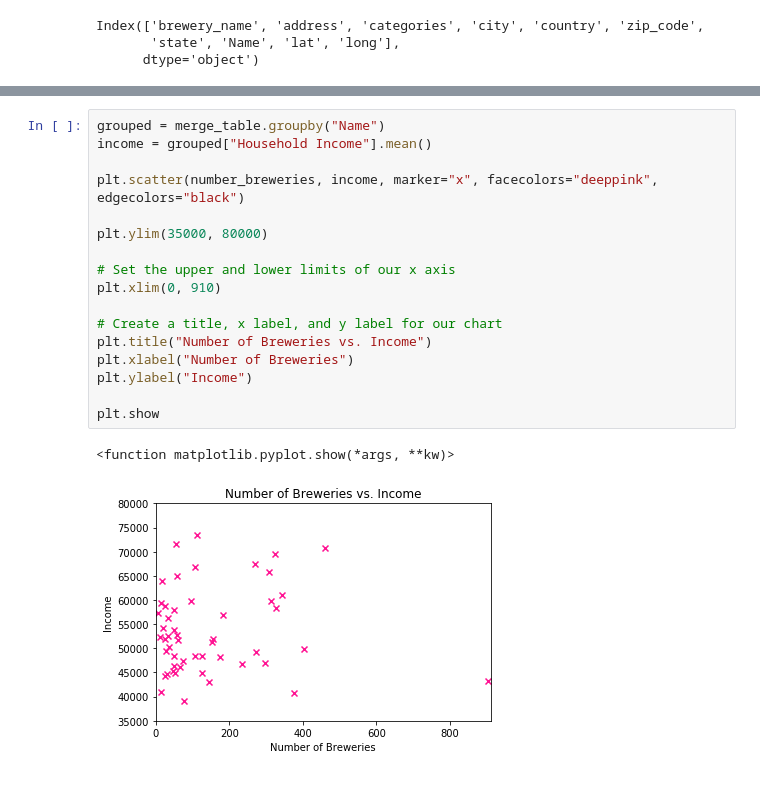
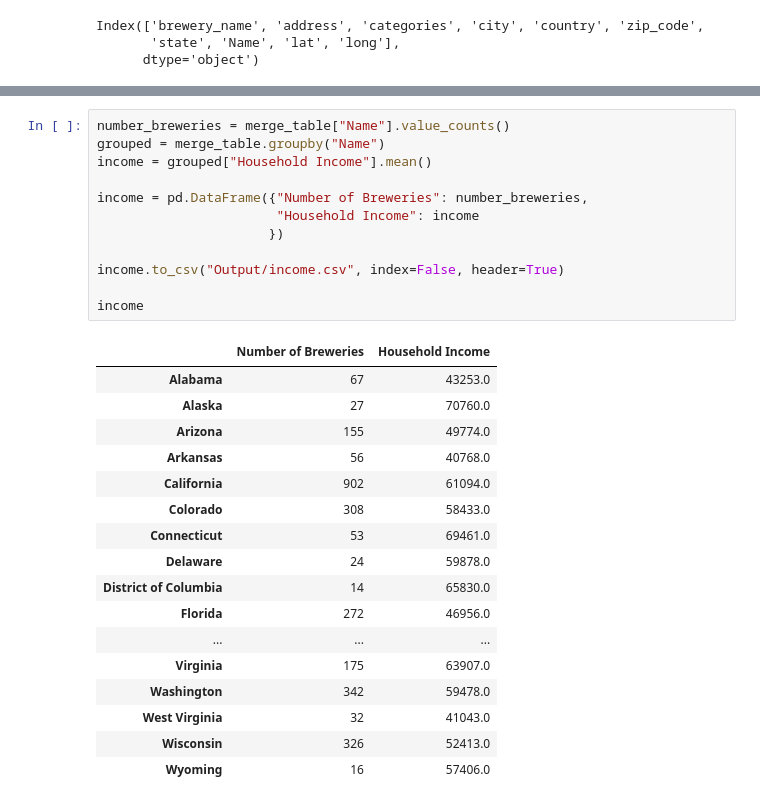
Before and after one commit to alhm528/project1, a Jupyter notebook: Census/State_join.ipynb, the cells around one changed output, grey strips where cells are left out. Drawn from its saved outputs; the diff is of its cells as text.

```diff
--- a/Census/State_join.ipynb
+++ b/Census/State_join.ipynb
@@ -195,20 +148,30 @@ plt.show
-# %%
-grouped = merge_table.groupby("Name")
-income = grouped["Household Income"].mean()
-
-plt.scatter(number_breweries, income, marker="x", facecolors="deeppink", edgecolors="black")
-
-plt.ylim(35000, 80000)
-
-# Set the upper and lower limits of our x axis
-plt.xlim(0, 910)
-
-# Create a title, x label, and y label for our chart
-plt.title("Number of Breweries vs. Income")
-plt.xlabel("Number of Breweries")
-plt.ylabel("Income")
-
-plt.show
-# %% [output]
-<function matplotlib.pyplot.show(*args, **kw)>
-[figure, removed]
+# %%
+number_breweries = merge_table["Name"].value_counts()
+grouped = merge_table.groupby("Name")
+income = grouped["Household Income"].mean()
+
+income = pd.DataFrame({"Number of Breweries": number_breweries,
+                       "Household Income": income
+                      })
+
+income.to_csv("Output/income.csv", index=False, header=True)
+
+income
+# %% [output]
+|  | Number of Breweries | Household Income |
+| Alabama | 67 | 43253.0 |
+| Alaska | 27 | 70760.0 |
+| Arizona | 155 | 49774.0 |
+| Arkansas | 56 | 40768.0 |
+| California | 902 | 61094.0 |
+| Colorado | 308 | 58433.0 |
+| Connecticut | 53 | 69461.0 |
+| Delaware | 24 | 59878.0 |
+| District of Columbia | 14 | 65830.0 |
+| Florida | 272 | 46956.0 |
+| ... | ... | ... |
+| Virginia | 175 | 63907.0 |
+| Washington | 342 | 59478.0 |
+| West Virginia | 32 | 41043.0 |
+| Wisconsin | 326 | 52413.0 |
+| Wyoming | 16 | 57406.0 |
```
Also changed, not shown: parts of 10 cells of this notebook, 15 other files.
